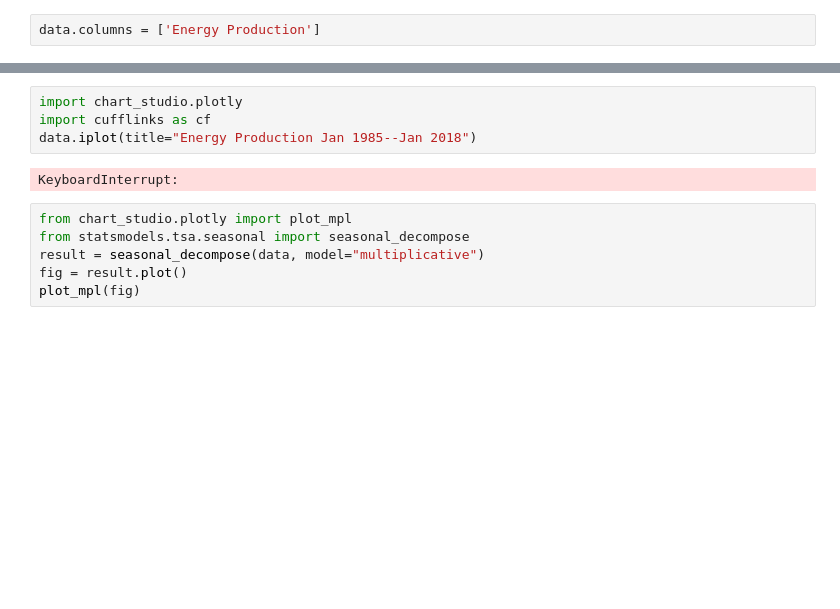
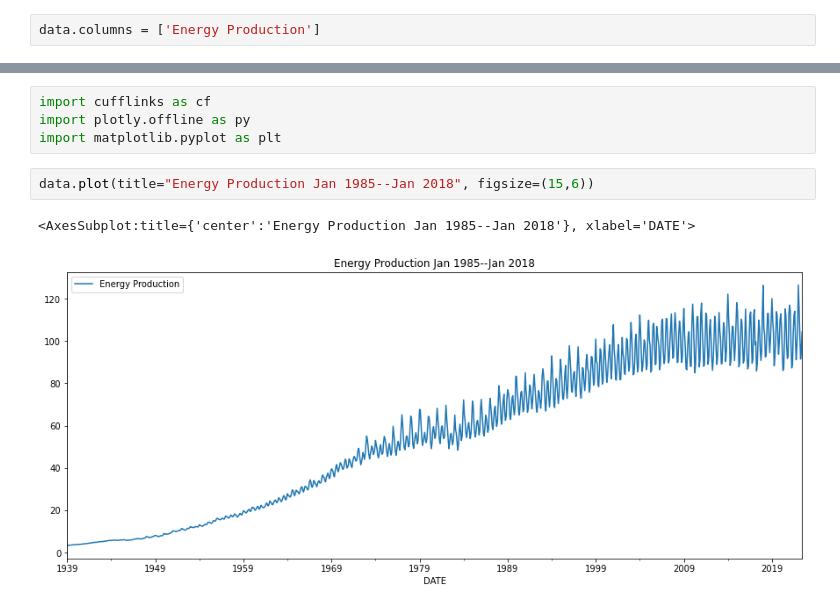
Before and after one commit to 4GeeksAcademy/machine-learning-content, a Jupyter notebook: 06-12d-ml_algos/exploring-time-series.ipynb, the cells around one changed output, grey strips where cells are left out. Drawn from its saved outputs; the diff is of its cells as text; blank space fills up the shorter version.

```diff
--- a/06-12d-ml_algos/exploring-time-series.ipynb
+++ b/06-12d-ml_algos/exploring-time-series.ipynb
@@ -191,12 +218,9 @@ data.columns = ['Energy Production']
+# %%
+import cufflinks as cf
+import plotly.offline as py
+import matplotlib.pyplot as plt
 # %%
-import chart_studio.plotly
-import cufflinks as cf
-data.iplot(title="Energy Production Jan 1985--Jan 2018")
+data.plot(title="Energy Production Jan 1985--Jan 2018", figsize=(15,6))
 # %% [output]
-KeyboardInterrupt:
+<AxesSubplot:title={'center':'Energy Production Jan 1985--Jan 2018'}, xlabel='DATE'>
+[figure, added]
-# %%
-from chart_studio.plotly import plot_mpl
-from statsmodels.tsa.seasonal import seasonal_decompose
-result = seasonal_decompose(data, model="multiplicative")
-fig = result.plot()
-plot_mpl(fig)
```
Also changed, not shown: parts of 27 cells of this notebook, 9 other files.
